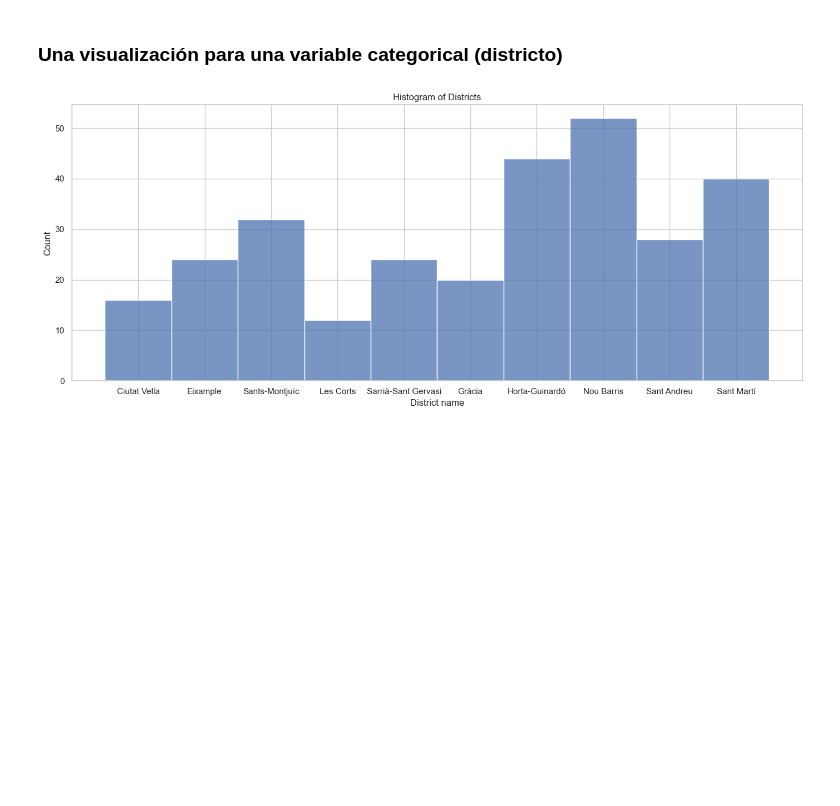
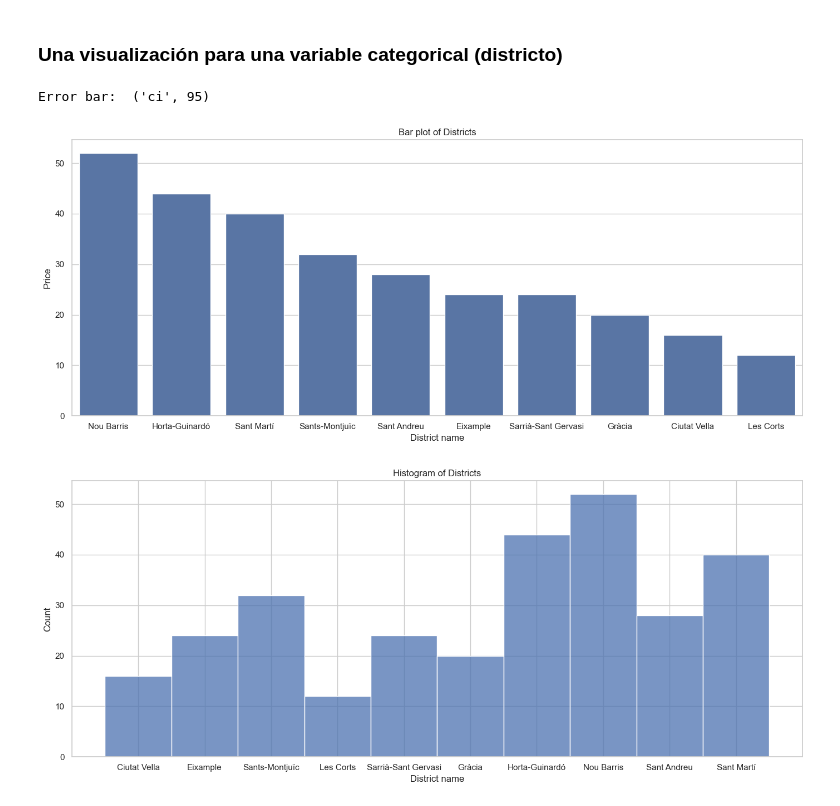
Before and after one commit to dfneto/itacademy, a Jupyter notebook: sprint4_visualization/task1.ipynb, the cells around one changed output. Drawn from its saved outputs; the diff is of its cells as text; code cells hidden in the pictures; blank space fills up the shorter version.

Commit message:
using a barplot

```diff
--- a/sprint4_visualization/task1.ipynb
+++ b/sprint4_visualization/task1.ipynb
@@ -80,4 +80,22 @@ Crea al menos una visualización para: <br>
 <ol>
 # %% [markdown]
 <h3>Una visualización para una variable categorical (districto)</h3>
+# %%
+# Crea al menos una visualización para: una variable categorical (districto)
+sns.set(style="whitegrid")
+plt.figure(figsize=(14, 6))
+
+# sns.barplot(data=df, x='Nom_Districte', y='Preu')
+sns.barplot(df['Nom_Districte'].value_counts())
+
+plt.xlabel('District name')
+plt.ylabel('Price')
+plt.title('Bar plot of Districts')
+
+plt.tight_layout()
+plt.savefig("0-Bar plot of Districts")
+plt.show()
+# %% [output]
+Error bar:  ('ci', 95)
+[figure, added]
 # %%
```
Also changed, not shown: parts of 1 cell of this notebook, 1 other file.
